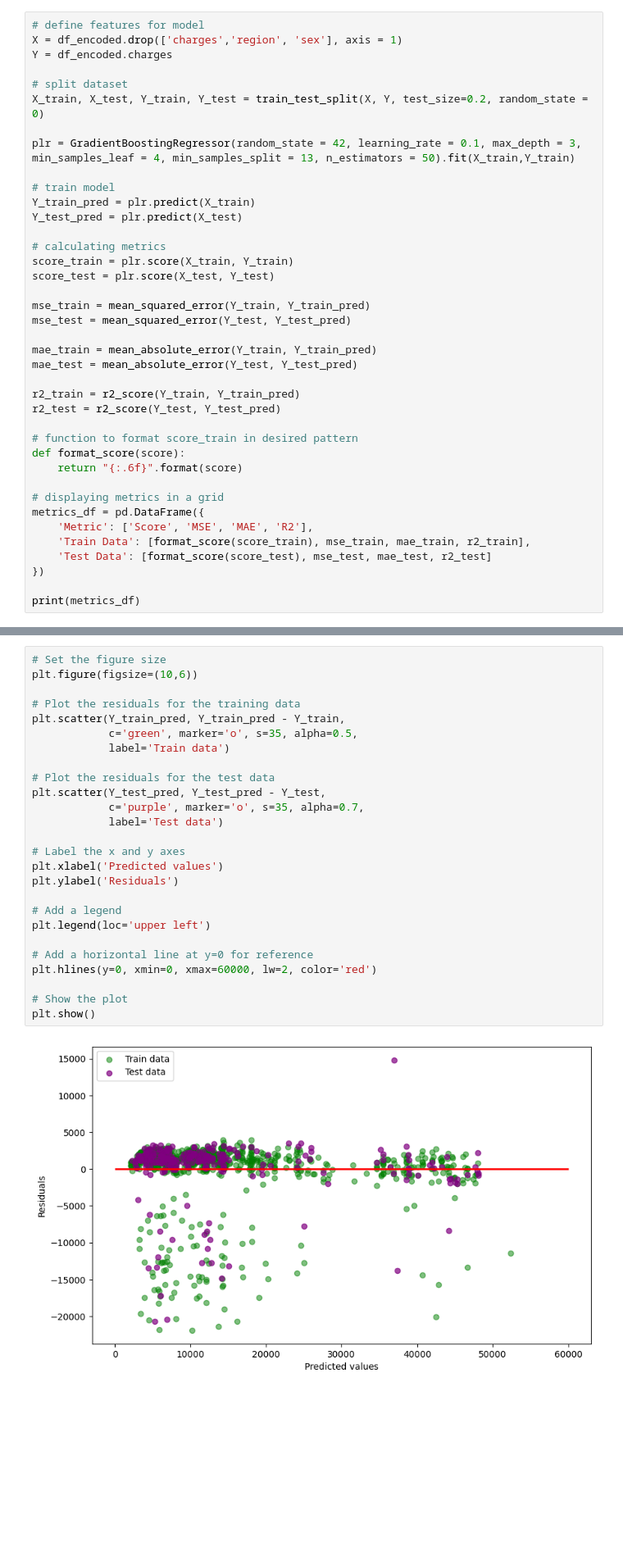
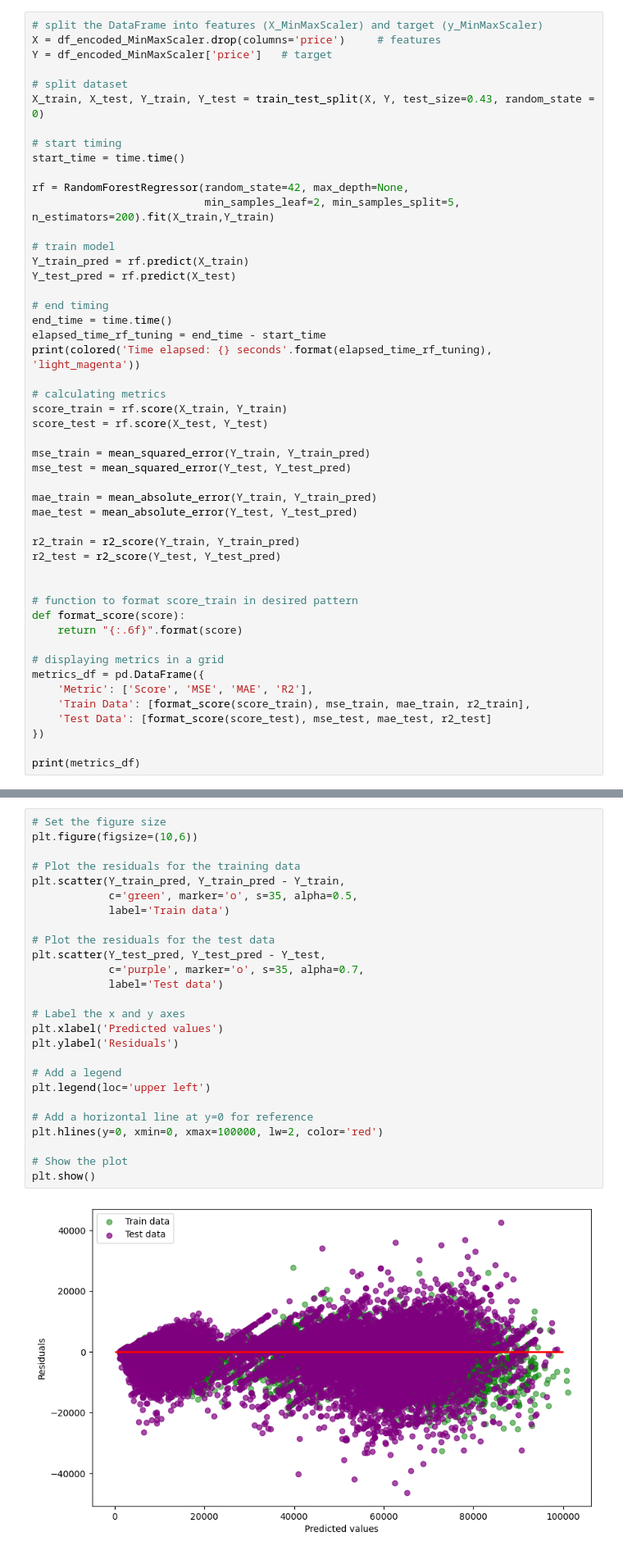
Before and after one commit to ahilah/Flight-Price-Prediction-Model, a Jupyter notebook: flight-price-pred-full.ipynb, the cells around one changed output, grey strips where cells are left out. Shown at 82% size. Cells and saved outputs as stored; diff of their text form; blank space fills up the shorter version.

Commit message:
random forest regressor hyperparam tuning

```diff
--- a/flight-price-pred-full.ipynb
+++ b/flight-price-pred-full.ipynb
@@ -2616,20 +2649,29 @@ Best hyperparameters: {'learning_rate': 0.1, 'max_depth': 3, 'min_samples_leaf':
 # %%
-# define features for model
-X = df_encoded.drop(['charges','region', 'sex'], axis = 1)
-Y = df_encoded.charges
+# split the DataFrame into features (X_MinMaxScaler) and target (y_MinMaxScaler)
+X = df_encoded_MinMaxScaler.drop(columns='price')     # features
+Y = df_encoded_MinMaxScaler['price']   # target
 
 # split dataset
-X_train, X_test, Y_train, Y_test = train_test_split(X, Y, test_size=0.2, random_state = 0)
+X_train, X_test, Y_train, Y_test = train_test_split(X, Y, test_size=0.43, random_state = 0)
 
-plr = GradientBoostingRegressor(random_state = 42, learning_rate = 0.1, max_depth = 3, min_samples_leaf = 4, min_samples_split = 13, n_estimators = 50).fit(X_train,Y_train)
+# start timing
+start_time = time.time()
+
+rf = RandomForestRegressor(random_state=42, max_depth=None,
+                           min_samples_leaf=2, min_samples_split=5, n_estimators=200).fit(X_train,Y_train)
 
 # train model
-Y_train_pred = plr.predict(X_train)
-Y_test_pred = plr.predict(X_test)
+Y_train_pred = rf.predict(X_train)
+Y_test_pred = rf.predict(X_test)
+
+# end timing
+end_time = time.time()
+elapsed_time_rf_tuning = end_time - start_time
+print(colored('Time elapsed: {} seconds'.format(elapsed_time_rf_tuning), 'light_magenta'))
 
 # calculating metrics
-score_train = plr.score(X_train, Y_train)
-score_test = plr.score(X_test, Y_test)
+score_train = rf.score(X_train, Y_train)
+score_test = rf.score(X_test, Y_test)
 
 mse_train = mean_squared_error(Y_train, Y_train_pred)
 mse_test = mean_squared_error(Y_test, Y_test_pred)
@@ -2639,6 +2681,7 @@ mae_test = mean_absolute_error(Y_test, Y_test_pred)
 
 r2_train = r2_score(Y_train, Y_train_pred)
 r2_test = r2_score(Y_test, Y_test_pred)
+
 
 # function to format score_train in desired pattern
 def format_score(score):
@@ -2670,31 +2721,31 @@ print(metrics_df)
 # %%
 # Set the figure size
 plt.figure(figsize=(10,6))
 
 # Plot the residuals for the training data
 plt.scatter(Y_train_pred, Y_train_pred - Y_train,
             c='green', marker='o', s=35, alpha=0.5,
             label='Train data')
 
 # Plot the residuals for the test data
 plt.scatter(Y_test_pred, Y_test_pred - Y_test,
             c='purple', marker='o', s=35, alpha=0.7,
             label='Test data')
 
 # Label the x and y axes
 plt.xlabel('Predicted values')
 plt.ylabel('Residuals')
 
 # Add a legend
 plt.legend(loc='upper left')
 
 # Add a horizontal line at y=0 for reference
-plt.hlines(y=0, xmin=0, xmax=60000, lw=2, color='red')
+plt.hlines(y=0, xmin=0, xmax=100000, lw=2, color='red')
 
 # Show the plot
 plt.show()
 # %% [output]
-[figure, old version]
+[figure, new version]
 # %% [markdown]
 ##### Feature importance for **Final** Gradient Boosting Regressor
 # %%
```
Also changed, not shown: parts of 22 cells of this notebook.
